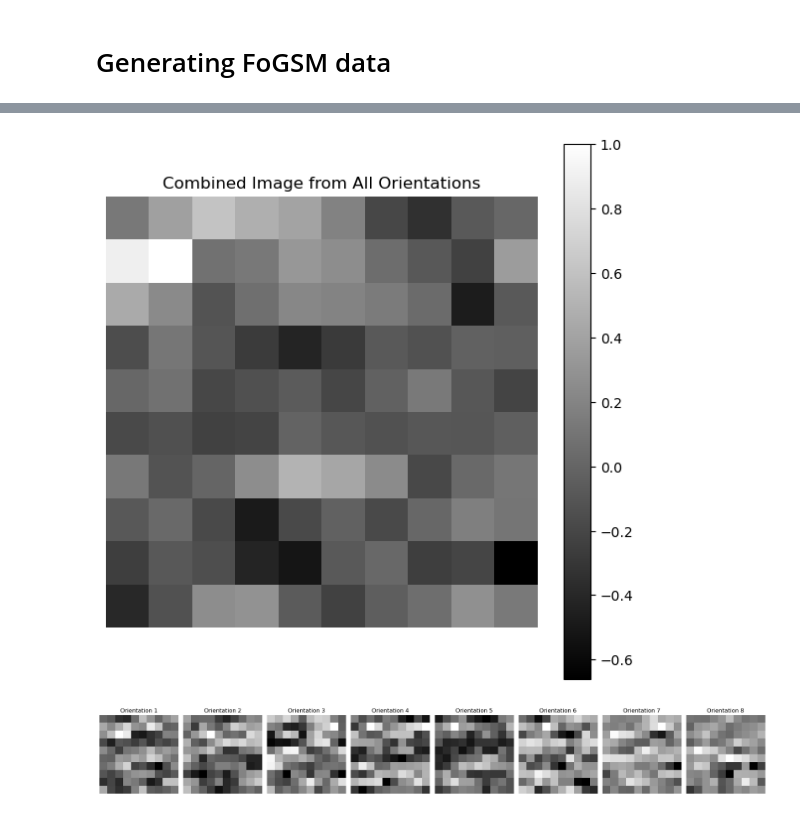
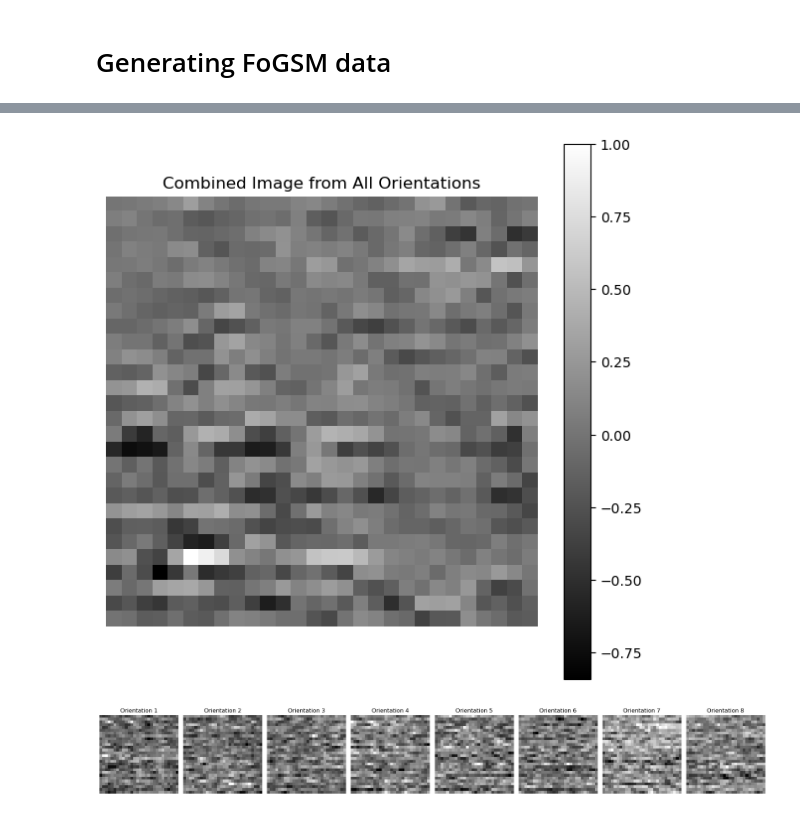
Before and after one commit to NandiniShiralkar/IIB-Project, a Jupyter notebook: GSM/main.ipynb, the cells around one changed output, grey strips where cells are left out. Drawn from its saved outputs; the diff is of its cells as text; code cells hidden in the pictures.

```diff
--- a/GSM/main.ipynb
+++ b/GSM/main.ipynb
@@ -8,14 +8,14 @@ from _imports import *
 length_scale_feature = 0.5
 length_scale_amplitude = 1.2
 kappa = 1.0
-grid_size = 10
+grid_size = 28
 frequency = 0.9
 
 thetas = torch.linspace(0, 2 * np.pi, 8)  # 8 orientations from 0 to 2*pi
 phases = torch.tensor([0, np.pi / 2])  # 2 phases: 0 and 90 degrees (or pi/2 radians)
 
 # Creating an instance of the model
-model = FoGSMModel(thetas,phases,length_scale_feature, length_scale_amplitude, kappa, grid_size=grid_size, frequency=frequency)
+model = FoGSMModel(thetas,phases,length_scale_feature, length_scale_amplitude, kappa, jitter = 1e-4,grid_size=grid_size, frequency=frequency)
 # %%
 # Sample from the GP
 combined_fields2, features = model.samples()
@@ -41,19 +41,19 @@ Intel MKL WARNING: Support of Intel(R) Streaming SIMD Extensions 4.2 (Intel(R) S
 # Visualise the generated image
 model.visualise(combined_fields2)
 # %% [output]
-[figure, old version]
+[figure, new version]
 # %%
-reshaped_feature_fields = features.reshape(8, 10, 10)
+reshaped_feature_fields = features.reshape(8, 28, 28)
 
 # Visualising each 10x10 grid for each orientation
 fig, axes = plt.subplots(1, 8, figsize=(20, 5))
 for i in range(8):
     ax = axes[i]
     ax.imshow(reshaped_feature_fields[i], cmap='gray')
     ax.set_title(f'Orientation {i+1}')
     ax.axis('off')
 
 plt.tight_layout()
 plt.show()
 # %% [output]
-[figure, old version]
+[figure, new version]
```
Also changed, not shown: parts of 1 cell of this notebook.
